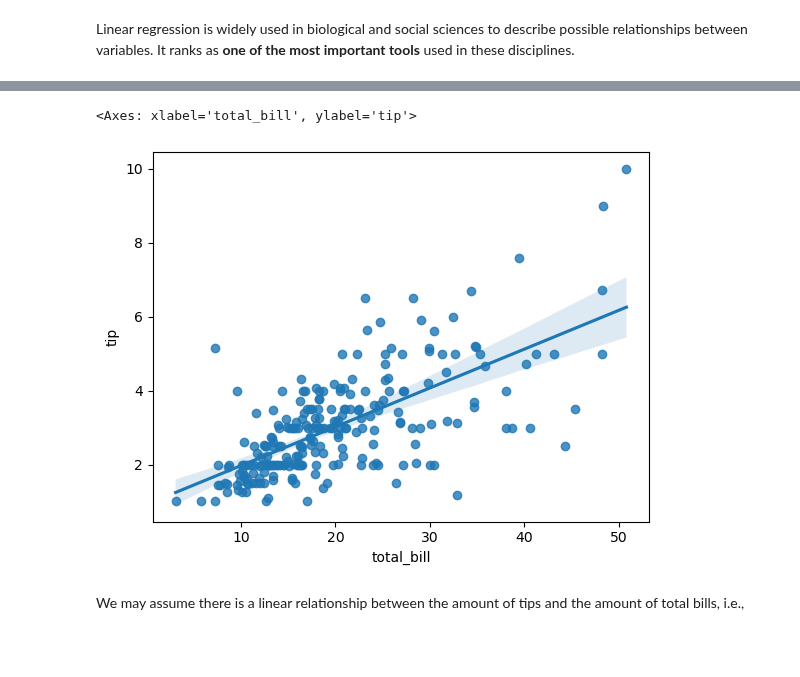
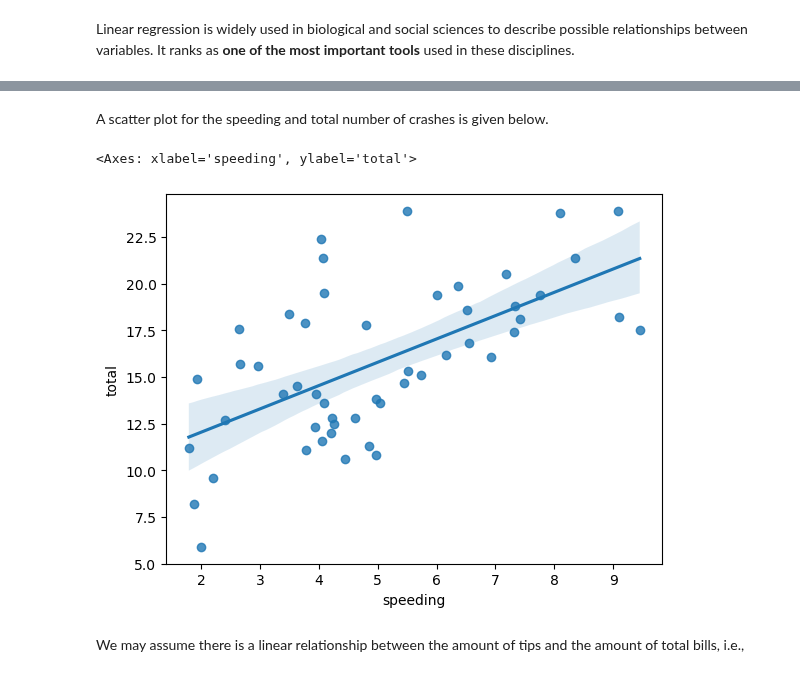
Before and after one commit to RobinChen121/book-Python-Data-Science-en, a Jupyter notebook: data-science/statistics1.ipynb, the cells around one changed output, grey strips where cells are left out. Drawn from its saved outputs; the diff is of its cells as text; code cells hidden in the pictures; blank space fills up the shorter version.

```diff
--- a/data-science/statistics1.ipynb
+++ b/data-science/statistics1.ipynb
@@ -542,7 +542,6 @@ For example, for the previous "tips" dataset.
 # %%
 import seaborn as sns
 
-print(sns.get_dataset_names())
-tips = sns.load_dataset('car_crashes')
-tips
+crashes = sns.load_dataset('car_crashes')
+crashes.head()
 # %% [output]
@@ -567,8 +565,10 @@ tips
+# %% [markdown]
+A scatter plot for the speeding and total number of crashes is given below.
 # %%
-sns.regplot(data=tips, x="total_bill", y="tip")
+sns.regplot(data=crashes, x="speeding", y="total")
 # %% [output]
-<Axes: xlabel='total_bill', ylabel='tip'>
+<Axes: xlabel='speeding', ylabel='total'>
-[figure, old version]
+[figure, new version]
 # %% [markdown]
  We may assume there is a linear relationship between the amount of tips and the amount of total bills, i.e.,
 # %% [markdown]
```
Also changed, not shown: parts of 8 cells of this notebook.
